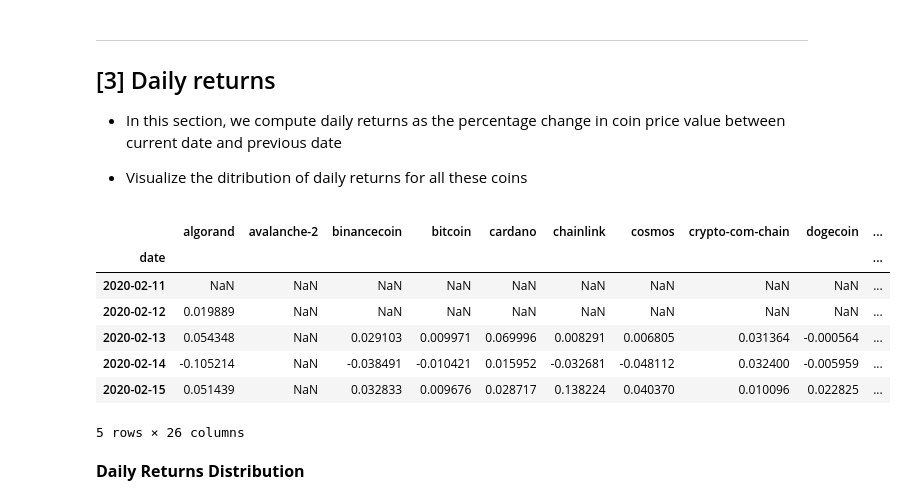
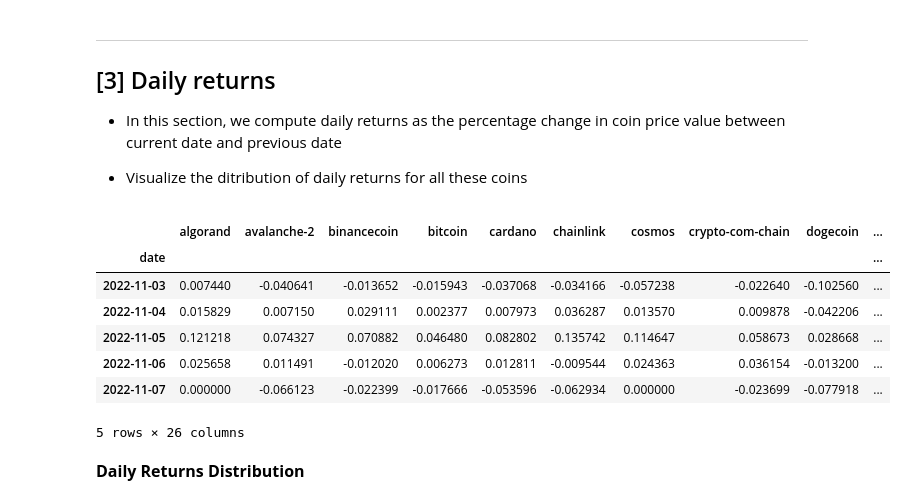
Before and after one commit to SudalaiRajkumar/Web3ML, a Jupyter notebook: 20221106_ReturnsVolatility/Returns vs Volatility.ipynb, the cells around one changed output. Saved outputs shown, nothing was run; the diff lists cells and outputs as text; code cells hidden in the pictures.

```diff
--- a/20221106_ReturnsVolatility/Returns vs Volatility.ipynb
+++ b/20221106_ReturnsVolatility/Returns vs Volatility.ipynb
@@ -152,15 +152,15 @@ coins_df.head(5)
 - Visualize the ditribution of daily returns for all these coins
 # %%
 returns_df = coins_df.pct_change()
-returns_df.head()
+returns_df.tail()
 # %% [output]
 |  | algorand | avalanche-2 | binancecoin | bitcoin | cardano | chainlink | cosmos | crypto-com-chain | dogecoin | ... |
 | date |  |  |  |  |  |  |  |  |  | ... |
-| 2020-02-11 | NaN | NaN | NaN | NaN | NaN | NaN | NaN | NaN | NaN | ... |
-| 2020-02-12 | 0.019889 | NaN | NaN | NaN | NaN | NaN | NaN | NaN | NaN | ... |
-| 2020-02-13 | 0.054348 | NaN | 0.029103 | 0.009971 | 0.069996 | 0.008291 | 0.006805 | 0.031364 | -0.000564 | ... |
-| 2020-02-14 | -0.105214 | NaN | -0.038491 | -0.010421 | 0.015952 | -0.032681 | -0.048112 | 0.032400 | -0.005959 | ... |
-| 2020-02-15 | 0.051439 | NaN | 0.032833 | 0.009676 | 0.028717 | 0.138224 | 0.040370 | 0.010096 | 0.022825 | ... |
+| 2022-11-03 | 0.007440 | -0.040641 | -0.013652 | -0.015943 | -0.037068 | -0.034166 | -0.057238 | -0.022640 | -0.102560 | ... |
+| 2022-11-04 | 0.015829 | 0.007150 | 0.029111 | 0.002377 | 0.007973 | 0.036287 | 0.013570 | 0.009878 | -0.042206 | ... |
+| 2022-11-05 | 0.121218 | 0.074327 | 0.070882 | 0.046480 | 0.082802 | 0.135742 | 0.114647 | 0.058673 | 0.028668 | ... |
+| 2022-11-06 | 0.025658 | 0.011491 | -0.012020 | 0.006273 | 0.012811 | -0.009544 | 0.024363 | 0.036154 | -0.013200 | ... |
+| 2022-11-07 | 0.000000 | -0.066123 | -0.022399 | -0.017666 | -0.053596 | -0.062934 | 0.000000 | -0.023699 | -0.077918 | ... |
 5 rows × 26 columns
 # %% [markdown]
 <font size=3> **Daily Returns Distribution** </font>
```
Also changed, not shown: parts of 3 cells of this notebook, 1 other file.
